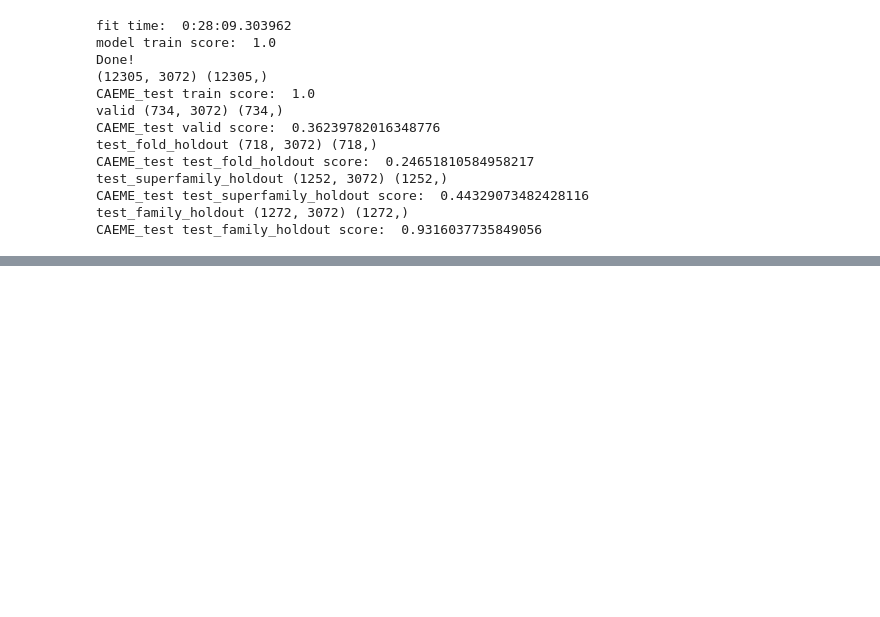
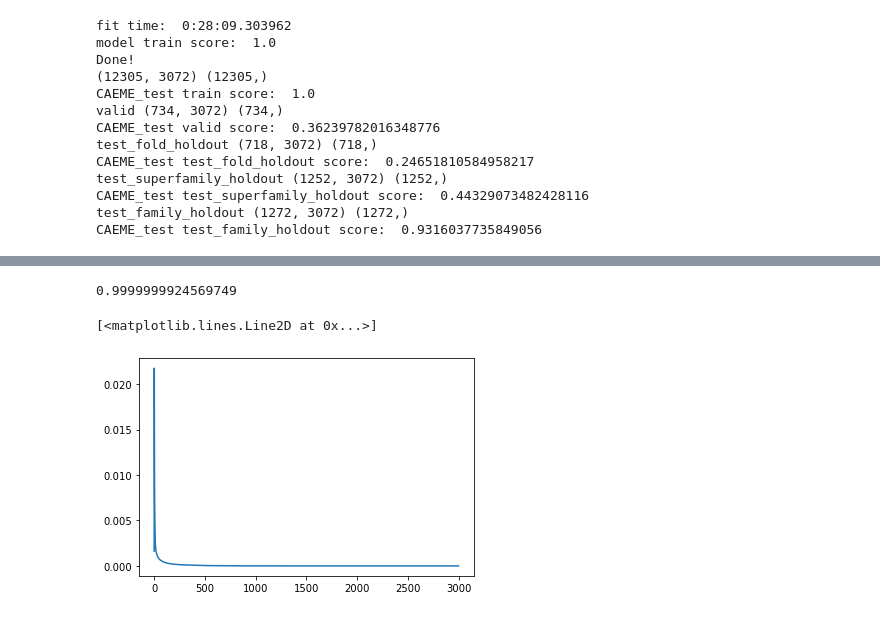
Before and after one commit to julesberman/ProEmb_Ensemble, a Jupyter notebook: AEME.ipynb, the cells around one changed output, grey strips where cells are left out. Saved outputs shown, nothing was run; the diff lists cells and outputs as text; code cells hidden in the pictures; blank space fills up the shorter version.

```diff
--- a/AEME.ipynb
+++ b/AEME.ipynb
@@ -455,0 +497,7 @@ CAEME_test test_family_holdout score:  0.9316037735849056
+# %%
+print(svd.explained_variance_ratio_.sum())
+plt.plot(svd.explained_variance_)
+# %% [output]
+0.9999999924569749
+[<matplotlib.lines.Line2D at 0x...>]
+[figure, added]
```
Also changed, not shown: parts of 10 cells of this notebook, 2 other files.
